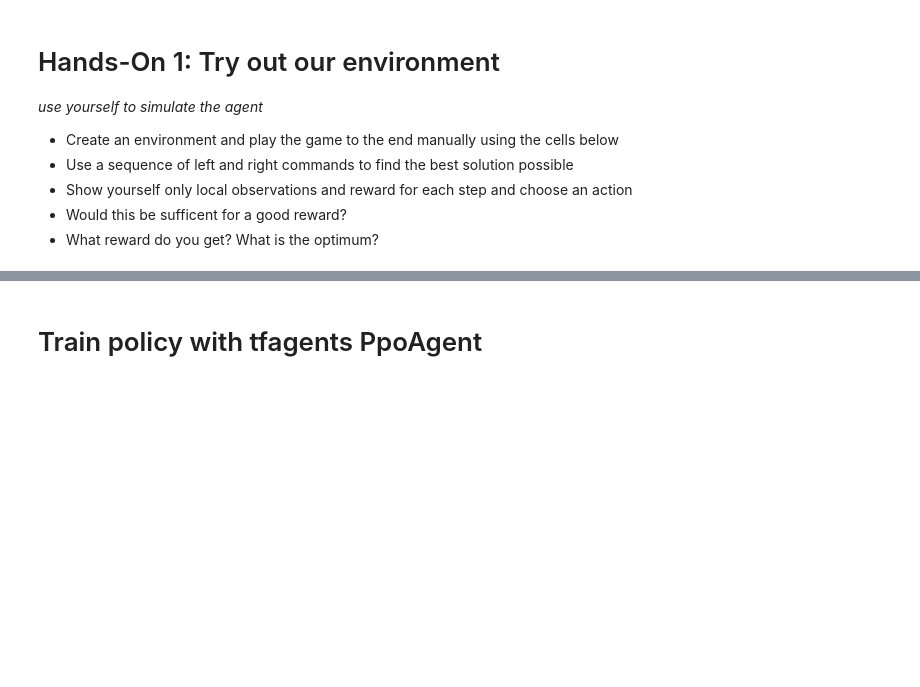
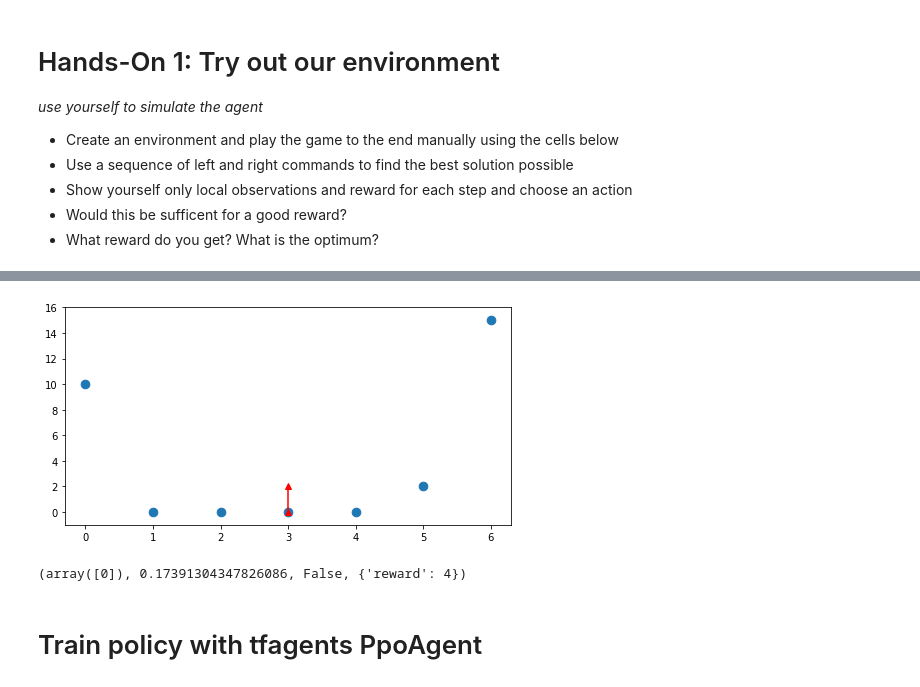
Before and after one commit to christianhidber/easyagents, a Jupyter notebook: jupyter_notebooks/workshop/easyagents_line_exercise.ipynb, the cells around one changed output, grey strips where cells are left out. Cells and saved outputs as stored; diff of their text form; code cells hidden in the pictures; blank space fills up the shorter version.

```diff
--- a/jupyter_notebooks/workshop/easyagents_line_exercise.ipynb
+++ b/jupyter_notebooks/workshop/easyagents_line_exercise.ipynb
@@ -277,3 +285,12 @@ env.render(mode='human')
+# %%
+observation, normalized_reward, done, info = env.step(RIGHT)
+env.render(mode='human')
+# %% [output]
+[figure, added]
+# %%
+observation, normalized_reward, done, info
+# %% [output]
+(array([0]), 0.17391304347826086, False, {'reward': 4})
 # %% [markdown]
 # Train policy with tfagents PpoAgent
 # %%
```
Also changed, not shown: parts of 12 cells of this notebook.
